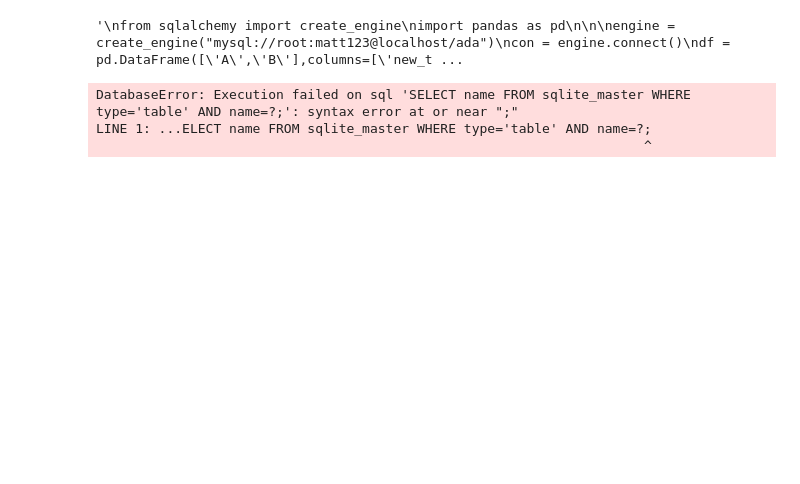
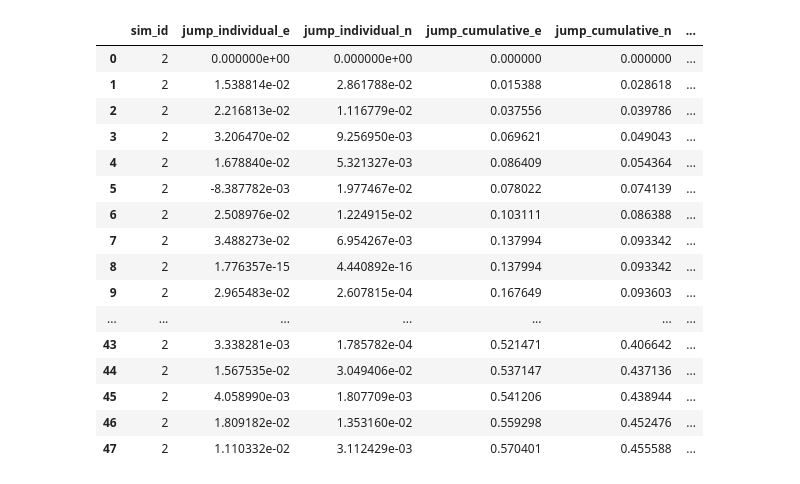
Before and after one commit to jnaess/ENGO-500, a Jupyter notebook: testbook.ipynb, the cells around one changed output. Cells and saved outputs as stored; diff of their text form; code cells hidden in the pictures; blank space fills up the shorter version.

```diff
--- a/testbook.ipynb
+++ b/testbook.ipynb
@@ -30,15 +65,65 @@ df = pd.DataFrame.from_dict(data)
 # %%
-import psycopg2
-import pandas as pd
-from sqlalchemy import create_engine
-# Some other example server values are
-# server = 'localhost\sqlexpress' # for a named instance
-# server = 'myserver,port' # to specify an alternate port
+#prepare the final parts of the dataframe
+df_err_jump["sim_id"] = np.ones(len(df_err_jump.index))*sim_id
+df_err_jump["epoch"] = list(df_err_jump.index.values)
+
+df_err_jump["jump_status"] = df_err_jump["jump_status"].astype('bool')
+#arr = np.where(arr >= 1, True, arr)
+#df_err_jump
-# %% [output]
-'\nfrom sqlalchemy import create_engine\nimport pandas as pd\n\n\nengine = create_engine("mysql://root:matt123@localhost/ada")\ncon = engine.connect()\ndf = pd.DataFrame([\'A\',\'B\'],columns=[\'new_t ...
 # %%
-df.to_sql('simulations', con=cnxn, if_exists='append')
+import psycopg2
+from sqlalchemy import create_engine
+
+#connect to server and send data
+server = 'ec2-52-3-60-53.compute-1.amazonaws.com'
+database = 'd3kr6lkene46qr'
+username = 'mnonspcirnraqg'
+password = '7919dd02f614cb83509e2889ec281800889dec45fb24c57db99d632e678f5626'
+
+
+engine = create_engine(f'postgresql+psycopg2://{username}:{password}@{server}/{database}')
+con = engine.connect()
+
+#push it to the database
+#df_err_jump.to_sql('error_detector_jumps', con=con, if_exists='append', index=False)
+
+con.close()
-# %% [output]
-DatabaseError: Execution failed on sql 'SELECT name FROM sqlite_master WHERE type='table' AND name=?;': syntax error at or near ";"
-LINE 1: ...ELECT name FROM sqlite_master WHERE type='table' AND name=?;
-                                                                      ^
+# %%
+#withdraw from the database
+engine = create_engine(f'postgresql+psycopg2://{username}:{password}@{server}/{database}')
+con = engine.connect()
+
+table = "error_detector_jumps"
+SQL_Query = pd.read_sql_query(
+f'''SELECT
+    *
+ FROM {table}
+ WHERE sim_id = 2''', con)
+
+#list of the columns withdrawn
+cols = list(df_err_jump.columns)
+
+#pull from the database
+df_new = pd.DataFrame(SQL_Query)
+
+con.close()
+# %%
+df_new
+# %% [output]
+|  | sim_id | jump_individual_e | jump_individual_n | jump_cumulative_e | jump_cumulative_n | ... |
+| 0 | 2 | 0.000000e+00 | 0.000000e+00 | 0.000000 | 0.000000 | ... |
+| 1 | 2 | 1.538814e-02 | 2.861788e-02 | 0.015388 | 0.028618 | ... |
+| 2 | 2 | 2.216813e-02 | 1.116779e-02 | 0.037556 | 0.039786 | ... |
+| 3 | 2 | 3.206470e-02 | 9.256950e-03 | 0.069621 | 0.049043 | ... |
+| 4 | 2 | 1.678840e-02 | 5.321327e-03 | 0.086409 | 0.054364 | ... |
+| 5 | 2 | -8.387782e-03 | 1.977467e-02 | 0.078022 | 0.074139 | ... |
+| 6 | 2 | 2.508976e-02 | 1.224915e-02 | 0.103111 | 0.086388 | ... |
+| 7 | 2 | 3.488273e-02 | 6.954267e-03 | 0.137994 | 0.093342 | ... |
+| 8 | 2 | 1.776357e-15 | 4.440892e-16 | 0.137994 | 0.093342 | ... |
+| 9 | 2 | 2.965483e-02 | 2.607815e-04 | 0.167649 | 0.093603 | ... |
+| ... | ... | ... | ... | ... | ... | ... |
+| 43 | 2 | 3.338281e-03 | 1.785782e-04 | 0.521471 | 0.406642 | ... |
+| 44 | 2 | 1.567535e-02 | 3.049406e-02 | 0.537147 | 0.437136 | ... |
+| 45 | 2 | 4.058990e-03 | 1.807709e-03 | 0.541206 | 0.438944 | ... |
+| 46 | 2 | 1.809182e-02 | 1.353160e-02 | 0.559298 | 0.452476 | ... |
+| 47 | 2 | 1.110332e-02 | 3.112429e-03 | 0.570401 | 0.455588 | ... |
```
Also changed, not shown: parts of 7 cells of this notebook, 5 other files.
